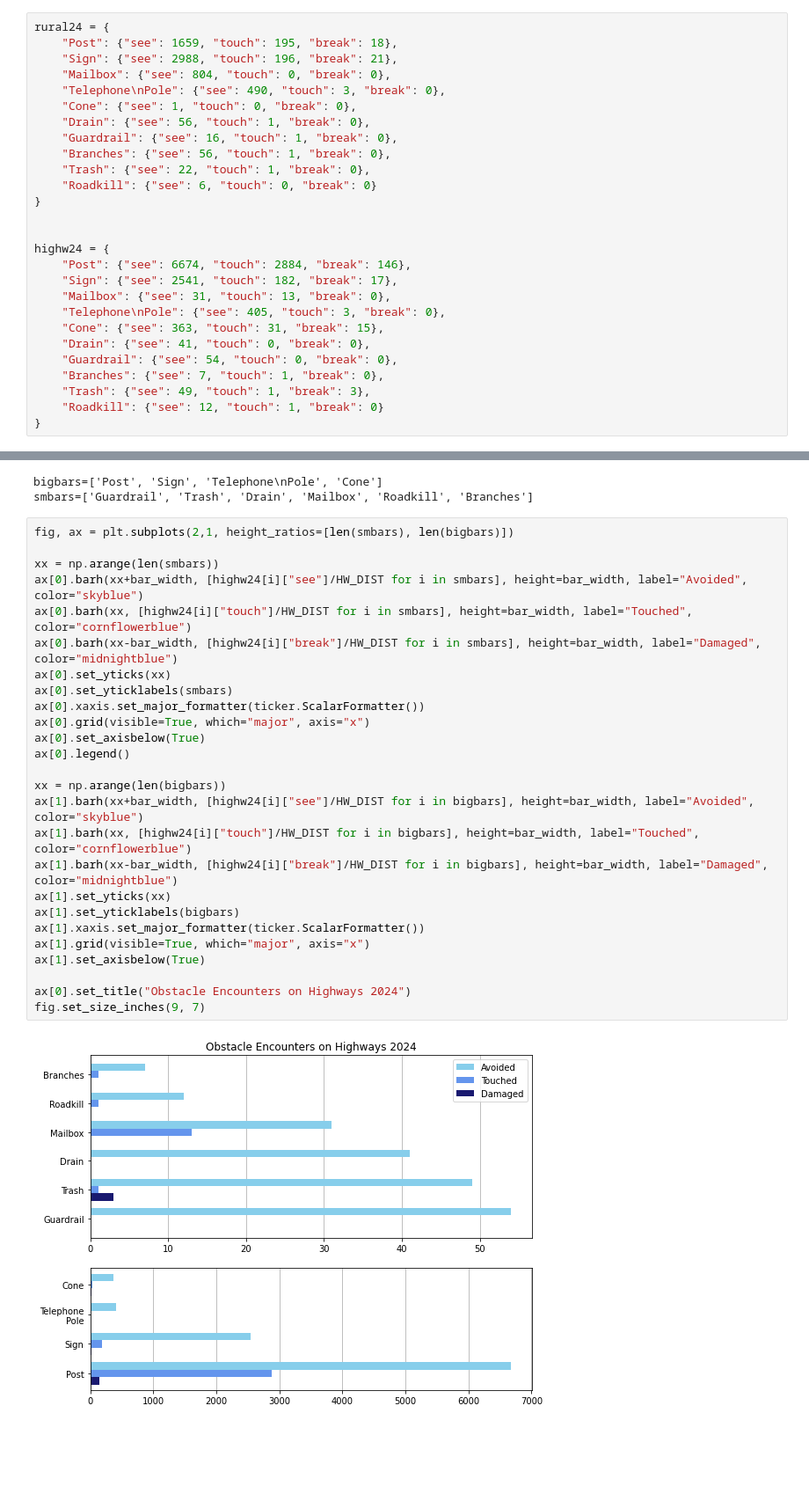
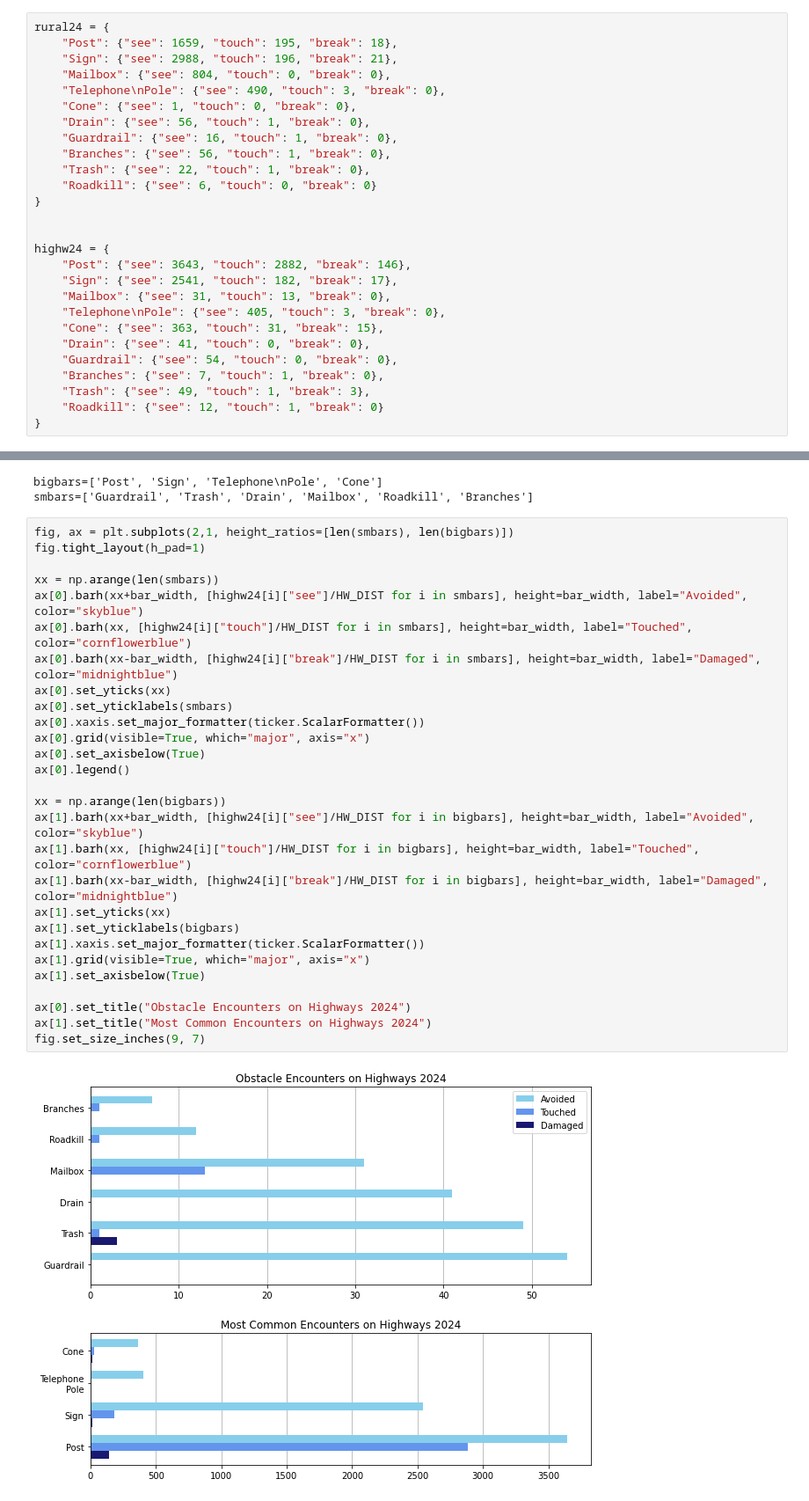
Before and after one commit to tjwieg/MS_thesis, a Jupyter notebook: plots/mower_obstacles.ipynb, the cells around one changed output, grey strips where cells are left out. Shown at 88% size. Cells and saved outputs as stored; diff of their text form; blank space fills up the shorter version.

```diff
--- a/plots/mower_obstacles.ipynb
+++ b/plots/mower_obstacles.ipynb
@@ -43,7 +43,7 @@ rural24 = {
 
 
 highw24 = {
-    "Post": {"see": 6674, "touch": 2884, "break": 146},
+    "Post": {"see": 3643, "touch": 2882, "break": 146},
     "Sign": {"see": 2541, "touch": 182, "break": 17},
     "Mailbox": {"see": 31, "touch": 13, "break": 0},
     "Telephone\nPole": {"see": 405, "touch": 3, "break": 0},
@@ -127,29 +127,31 @@ bigbars=['Post', 'Sign', 'Telephone\nPole', 'Cone']
 smbars=['Guardrail', 'Trash', 'Drain', 'Mailbox', 'Roadkill', 'Branches']
 # %%
 fig, ax = plt.subplots(2,1, height_ratios=[len(smbars), len(bigbars)])
+fig.tight_layout(h_pad=1)
 
 xx = np.arange(len(smbars))
 ax[0].barh(xx+bar_width, [highw24[i]["see"]/HW_DIST for i in smbars], height=bar_width, label="Avoided", color="skyblue")
 ax[0].barh(xx, [highw24[i]["touch"]/HW_DIST for i in smbars], height=bar_width, label="Touched", color="cornflowerblue")
 ax[0].barh(xx-bar_width, [highw24[i]["break"]/HW_DIST for i in smbars], height=bar_width, label="Damaged", color="midnightblue")
 ax[0].set_yticks(xx)
 ax[0].set_yticklabels(smbars)
 ax[0].xaxis.set_major_formatter(ticker.ScalarFormatter())
 ax[0].grid(visible=True, which="major", axis="x")
 ax[0].set_axisbelow(True)
 ax[0].legend()
 
 xx = np.arange(len(bigbars))
 ax[1].barh(xx+bar_width, [highw24[i]["see"]/HW_DIST for i in bigbars], height=bar_width, label="Avoided", color="skyblue")
 ax[1].barh(xx, [highw24[i]["touch"]/HW_DIST for i in bigbars], height=bar_width, label="Touched", color="cornflowerblue")
 ax[1].barh(xx-bar_width, [highw24[i]["break"]/HW_DIST for i in bigbars], height=bar_width, label="Damaged", color="midnightblue")
 ax[1].set_yticks(xx)
 ax[1].set_yticklabels(bigbars)
 ax[1].xaxis.set_major_formatter(ticker.ScalarFormatter())
 ax[1].grid(visible=True, which="major", axis="x")
 ax[1].set_axisbelow(True)
 
 ax[0].set_title("Obstacle Encounters on Highways 2024")
+ax[1].set_title("Most Common Encounters on Highways 2024")
 fig.set_size_inches(9, 7)
 # %% [output]
-[figure, old version]
+[figure, new version]
```
Also changed, not shown: parts of 2 cells of this notebook, 11 other files.
